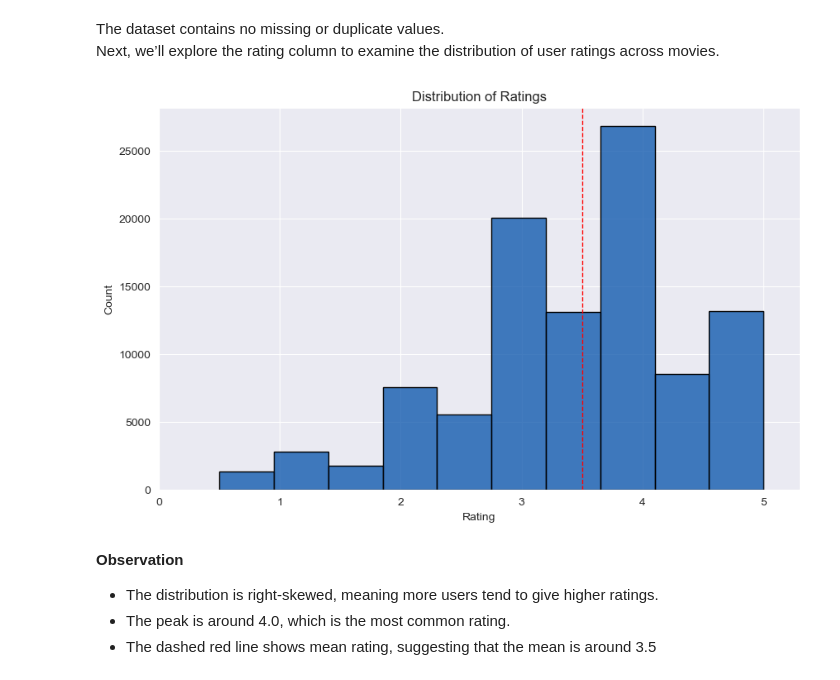
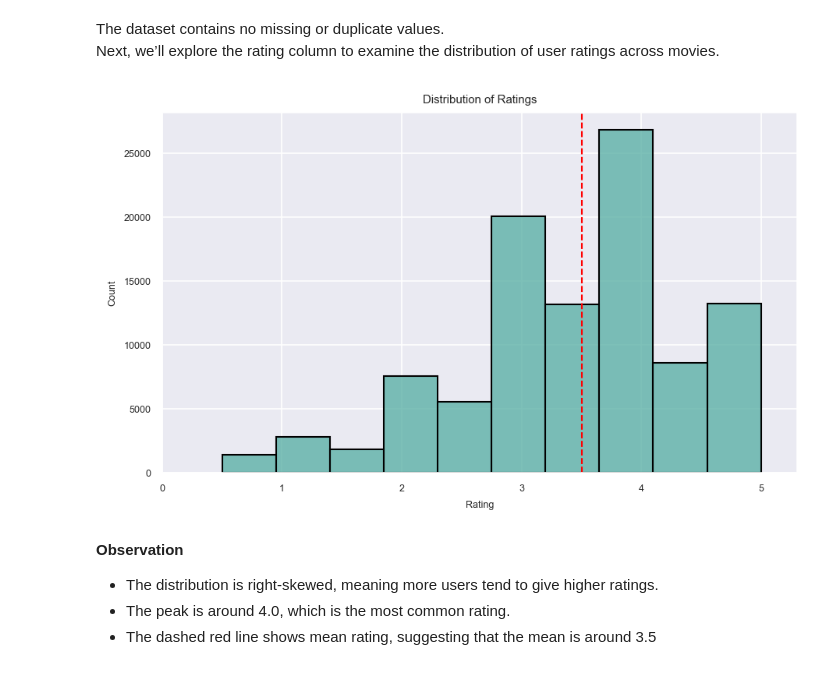
Before and after one commit to Kanyenje-Brian/MovieLens-Recommender, a Jupyter notebook: notebook.ipynb, the cells around one changed output. Drawn from its saved outputs; the diff is of its cells as text; code cells hidden in the pictures.

```diff
--- a/notebook.ipynb
+++ b/notebook.ipynb
@@ -243,18 +243,20 @@ The dataset contains no missing or duplicate values.
 Next, we’ll explore the rating column to examine the distribution of user ratings across movies.
 # %%
 # Visualize the distribution of ratings
-plt.figure(figsize=(10, 6))
+plt.figure(figsize=(7, 4), dpi=150)
+mpl.rcParams.update({'font.size': 6})
 sns.set_style('darkgrid') # Set the style for seaborn
-sns.histplot(ratings['rating'], bins=10, color="#0552AA", edgecolor='black')
+sns.set_palette('deep') # Set the color palette for seaborn
+sns.histplot(ratings['rating'], bins=10, color="#53ADA2", edgecolor='black')
 plt.axvline(ratings['rating'].mean(), color='red', linestyle='dashed', linewidth=1)
 plt.xticks(ticks=[0,1,2,3,4,5])
 plt.xlim(0, 5.3)
 plt.xlabel('Rating')
 plt.ylabel('Count')
 plt.title('Distribution of Ratings')
 plt.show();
 # %% [output]
-[figure, old version]
+[figure, new version]
 # %% [markdown]
 **Observation**
 * The distribution is right-skewed, meaning more users tend to give higher ratings.
```
Also changed, not shown: parts of 1 cell of this notebook.
